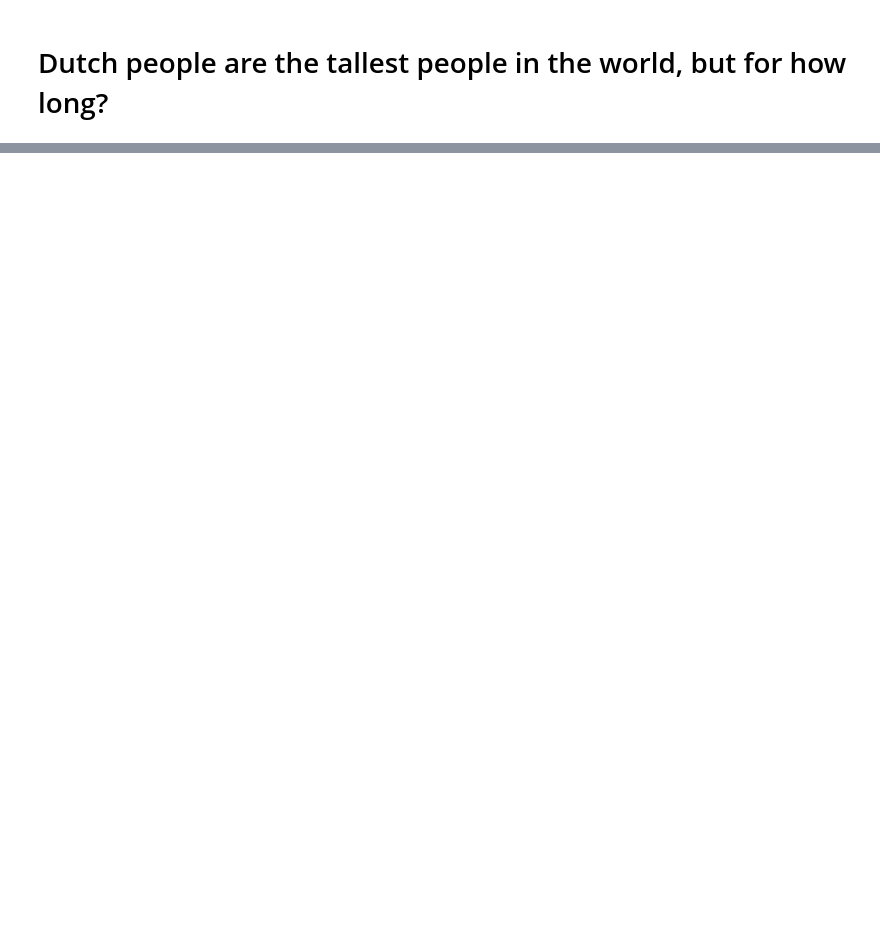
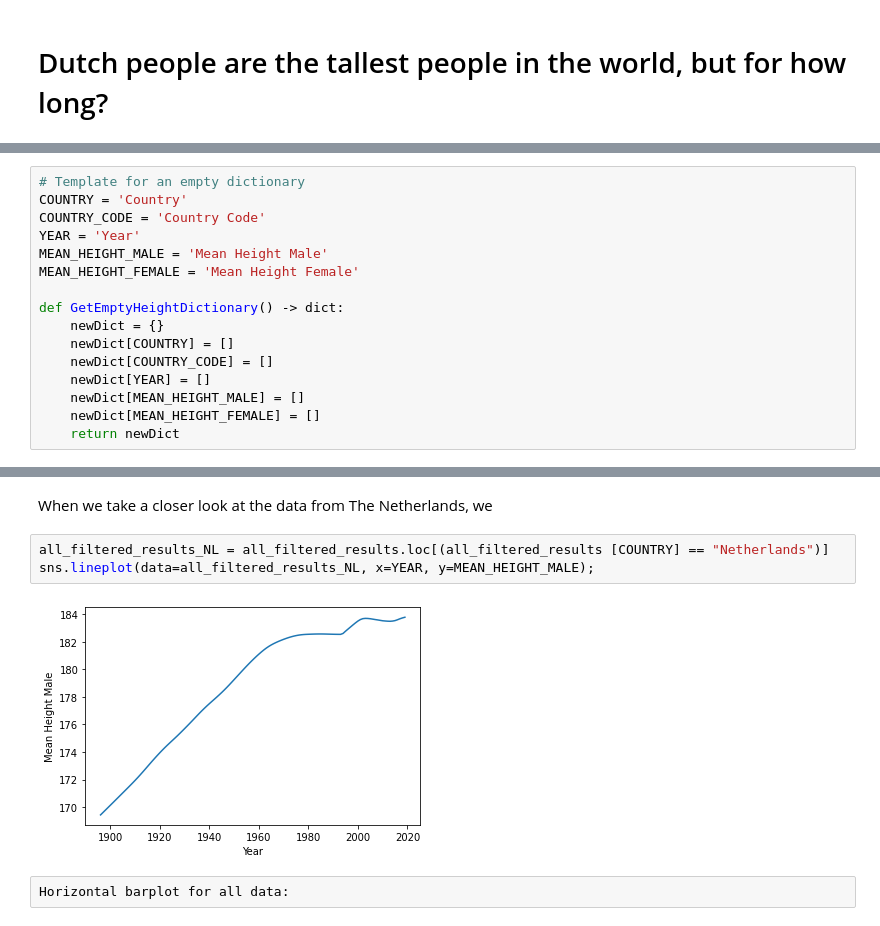
Before and after one commit to LaWendela/HumanLength, a Jupyter notebook: uitwerking.ipynb, the cells around one changed output, grey strips where cells are left out. Saved outputs shown, nothing was run; the diff lists cells and outputs as text; blank space fills up the shorter version.

```diff
--- a/uitwerking.ipynb
+++ b/uitwerking.ipynb
@@ -231,0 +182,16 @@ Zeg ook iets over het artikel in de Volkskrant: het is in het artikel onduidelij
+# %%
+# Template for an empty dictionary
+COUNTRY = 'Country'
+COUNTRY_CODE = 'Country Code'
+YEAR = 'Year'
+MEAN_HEIGHT_MALE = 'Mean Height Male'
+MEAN_HEIGHT_FEMALE = 'Mean Height Female'
+
+def GetEmptyHeightDictionary() -> dict:
+    newDict = {}
+    newDict[COUNTRY] = []
+    newDict[COUNTRY_CODE] = []
+    newDict[YEAR] = []
+    newDict[MEAN_HEIGHT_MALE] = []
+    newDict[MEAN_HEIGHT_FEMALE] = []
+    return newDict
@@ -231,0 +514,9 @@ Zeg ook iets over het artikel in de Volkskrant: het is in het artikel onduidelij
+# %% [markdown]
+When we take a closer look at the data from The Netherlands, we
+# %%
+all_filtered_results_NL = all_filtered_results.loc[(all_filtered_results [COUNTRY] == "Netherlands")]
+sns.lineplot(data=all_filtered_results_NL, x=YEAR, y=MEAN_HEIGHT_MALE);
+# %% [output]
+[figure, added]
+# %% [raw]
+Horizontal barplot for all data:
```
Also changed, not shown: parts of 92 cells of this notebook, 4 other files.
